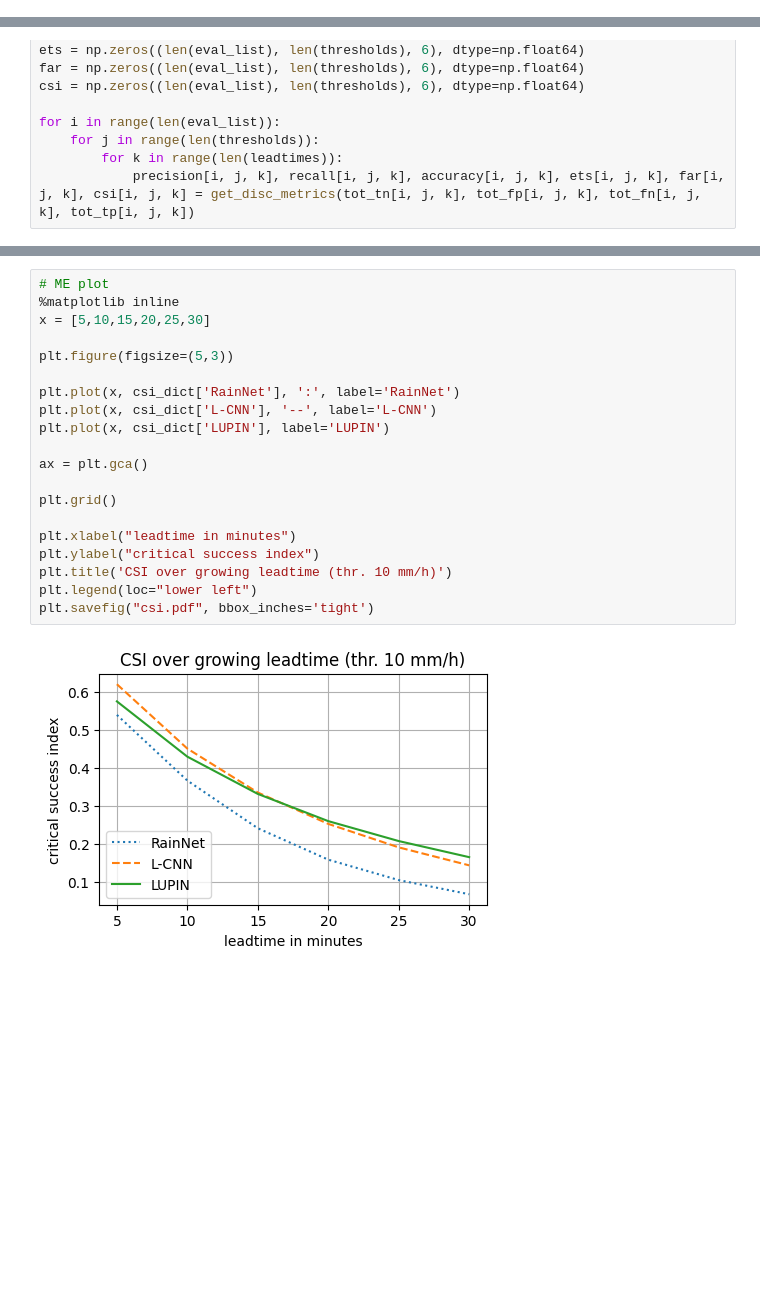
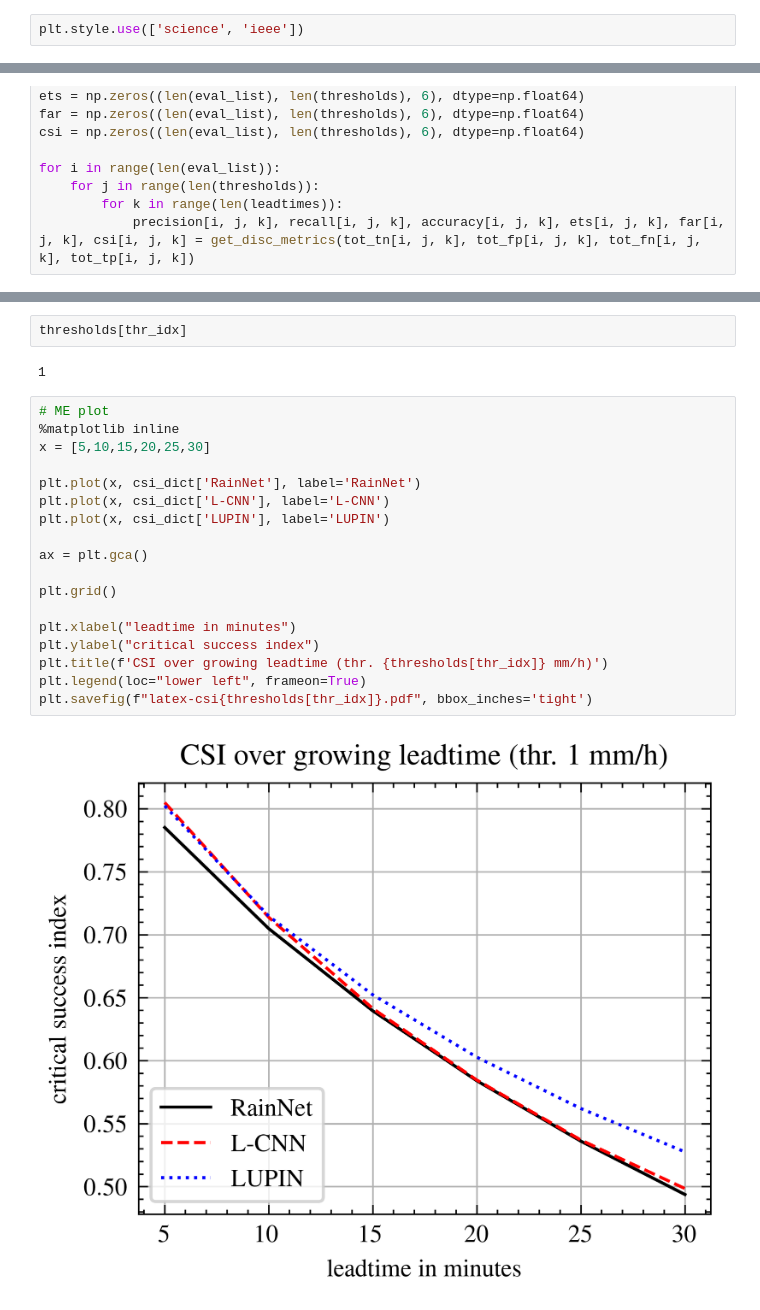
Before and after one commit to kinit-sk/softec-lagrangian-nowcasting, a Jupyter notebook: evaluation copy.ipynb, the cells around one changed output, grey strips where cells are left out. Cells and saved outputs as stored; diff of their text form; blank space fills up the shorter version.

```diff
--- a/evaluation copy.ipynb
+++ b/evaluation copy.ipynb
@@ -11,3 +12,5 @@ from tqdm import tqdm
+# %%
+plt.style.use(['science', 'ieee'])
 # %% [markdown]
 ## Accuracy of models throughout leadtimes
 # %%
@@ -291,23 +290,25 @@ csi_dict['EuclidP'] = csi[idx][-1]
+# %%
+thresholds[thr_idx]
+# %% [output]
+1
 # %%
 # ME plot
 %matplotlib inline
 x = [5,10,15,20,25,30]
 
-plt.figure(figsize=(5,3))
-
-plt.plot(x, csi_dict['RainNet'], ':', label='RainNet')
-plt.plot(x, csi_dict['L-CNN'], '--', label='L-CNN')
+plt.plot(x, csi_dict['RainNet'], label='RainNet')
+plt.plot(x, csi_dict['L-CNN'], label='L-CNN')
 plt.plot(x, csi_dict['LUPIN'], label='LUPIN')
 
 ax = plt.gca()
 
 plt.grid()
 
 plt.xlabel("leadtime in minutes")
 plt.ylabel("critical success index")
-plt.title('CSI over growing leadtime (thr. 10 mm/h)')
-plt.legend(loc="lower left")
-plt.savefig("csi.pdf", bbox_inches='tight')
+plt.title(f'CSI over growing leadtime (thr. {thresholds[thr_idx]} mm/h)')
+plt.legend(loc="lower left", frameon=True)
+plt.savefig(f"latex-csi{thresholds[thr_idx]}.pdf", bbox_inches='tight')
 # %% [output]
-[figure, old version]
+[figure, new version]
 # %%
```
Also changed, not shown: parts of 14 cells of this notebook, 1 other file.
